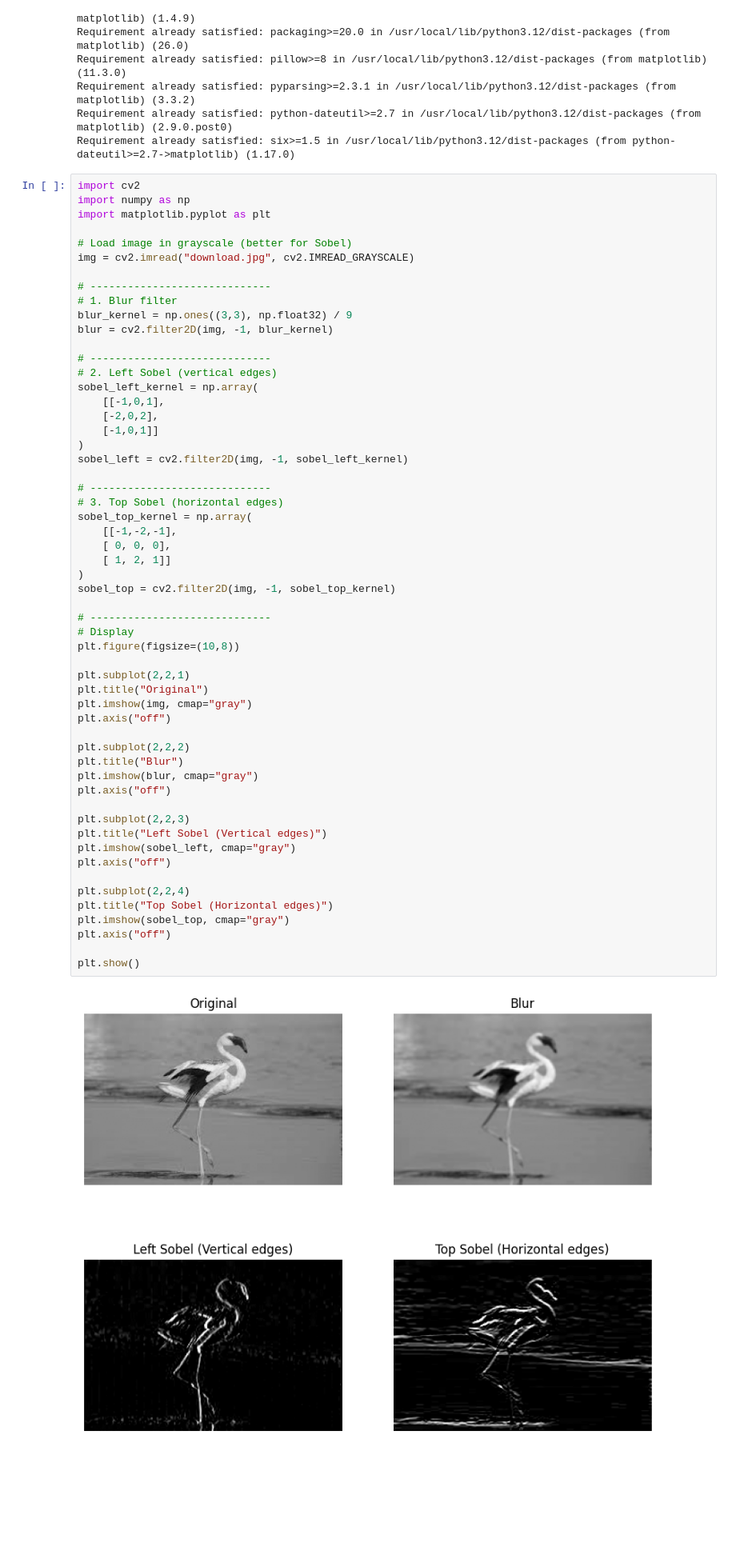
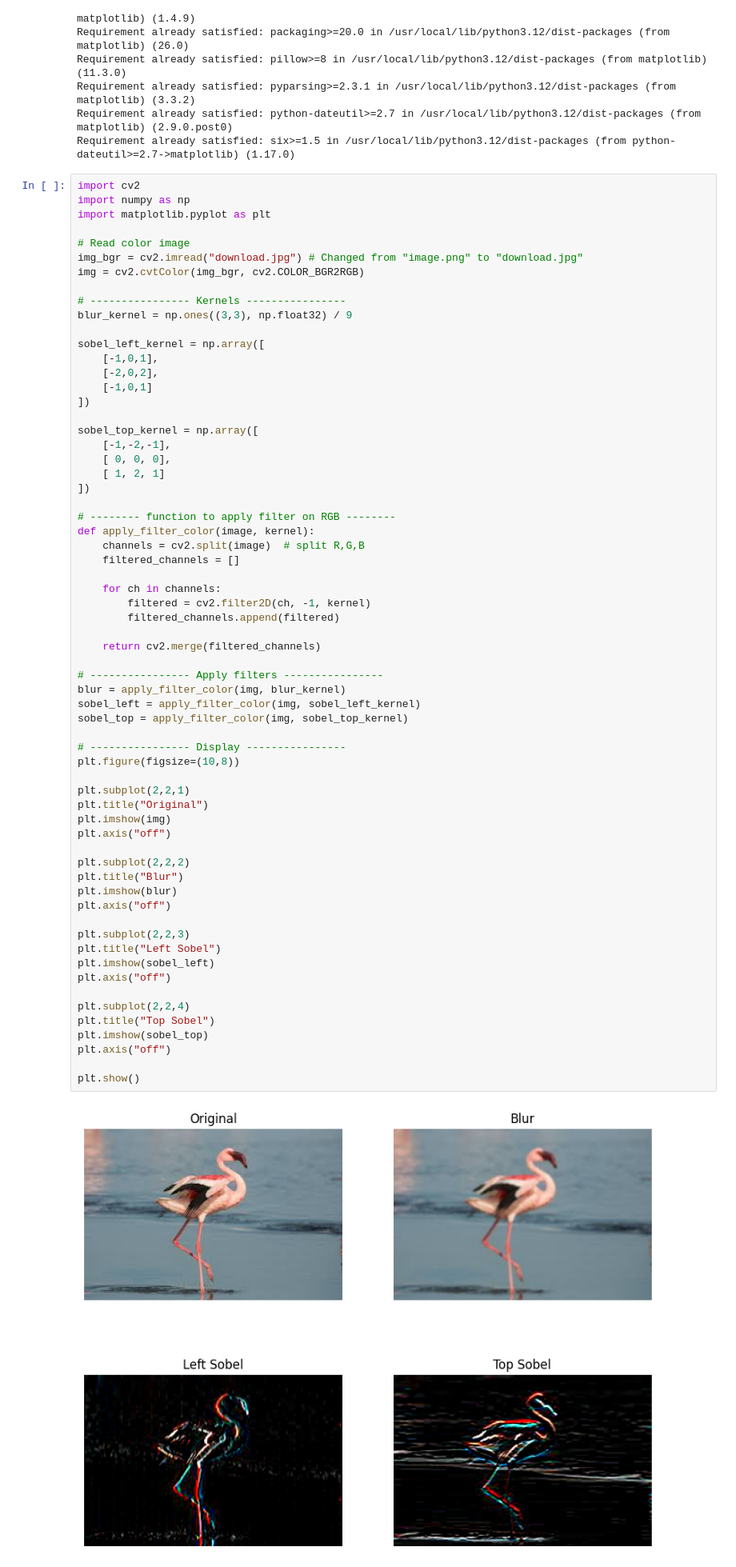
Before and after one commit to Raghava-1845/NNDL-6, a Jupyter notebook: kernel.ipynb, the cells around one changed output. Shown at 80% size. Drawn from its saved outputs; the diff is of its cells as text; blank space fills up the shorter version.

```diff
--- a/kernel.ipynb
+++ b/kernel.ipynb
@@ -72,58 +151,66 @@ Requirement already satisfied: six>=1.5 in /usr/local/lib/python3.12/dist-packag
 # %%
 import cv2
 import numpy as np
 import matplotlib.pyplot as plt
 
-# Load image in grayscale (better for Sobel)
-img = cv2.imread("download.jpg", cv2.IMREAD_GRAYSCALE)
+# Read color image
+img_bgr = cv2.imread("download.jpg") # Changed from "image.png" to "download.jpg"
+img = cv2.cvtColor(img_bgr, cv2.COLOR_BGR2RGB)
 
-# -----------------------------
-# 1. Blur filter
+# ---------------- Kernels ----------------
 blur_kernel = np.ones((3,3), np.float32) / 9
-blur = cv2.filter2D(img, -1, blur_kernel)
 
-# -----------------------------
-# 2. Left Sobel (vertical edges)
-sobel_left_kernel = np.array(
-    [[-1,0,1],
+sobel_left_kernel = np.array([
+    [-1,0,1],
     [-2,0,2],
-    [-1,0,1]]
-)
-sobel_left = cv2.filter2D(img, -1, sobel_left_kernel)
+    [-1,0,1]
+])
 
-# -----------------------------
-# 3. Top Sobel (horizontal edges)
-sobel_top_kernel = np.array(
-    [[-1,-2,-1],
+sobel_top_kernel = np.array([
+    [-1,-2,-1],
     [ 0, 0, 0],
-    [ 1, 2, 1]]
-)
-sobel_top = cv2.filter2D(img, -1, sobel_top_kernel)
+    [ 1, 2, 1]
+])
 
-# -----------------------------
-# Display
+# -------- function to apply filter on RGB --------
+def apply_filter_color(image, kernel):
+    channels = cv2.split(image)  # split R,G,B
+    filtered_channels = []
+
+    for ch in channels:
+        filtered = cv2.filter2D(ch, -1, kernel)
+        filtered_channels.append(filtered)
+
+    return cv2.merge(filtered_channels)
+
+# ---------------- Apply filters ----------------
+blur = apply_filter_color(img, blur_kernel)
+sobel_left = apply_filter_color(img, sobel_left_kernel)
+sobel_top = apply_filter_color(img, sobel_top_kernel)
+
+# ---------------- Display ----------------
 plt.figure(figsize=(10,8))
 
 plt.subplot(2,2,1)
 plt.title("Original")
-plt.imshow(img, cmap="gray")
+plt.imshow(img)
 plt.axis("off")
 
 plt.subplot(2,2,2)
 plt.title("Blur")
-plt.imshow(blur, cmap="gray")
+plt.imshow(blur)
 plt.axis("off")
 
 plt.subplot(2,2,3)
-plt.title("Left Sobel (Vertical edges)")
-plt.imshow(sobel_left, cmap="gray")
+plt.title("Left Sobel")
+plt.imshow(sobel_left)
 plt.axis("off")
 
 plt.subplot(2,2,4)
-plt.title("Top Sobel (Horizontal edges)")
-plt.imshow(sobel_top, cmap="gray")
+plt.title("Top Sobel")
+plt.imshow(sobel_top)
 plt.axis("off")
 
 plt.show()
 # %% [output]
-[figure, old version]
+[figure, new version]
```
Also changed, not shown: parts of 2 cells of this notebook.
